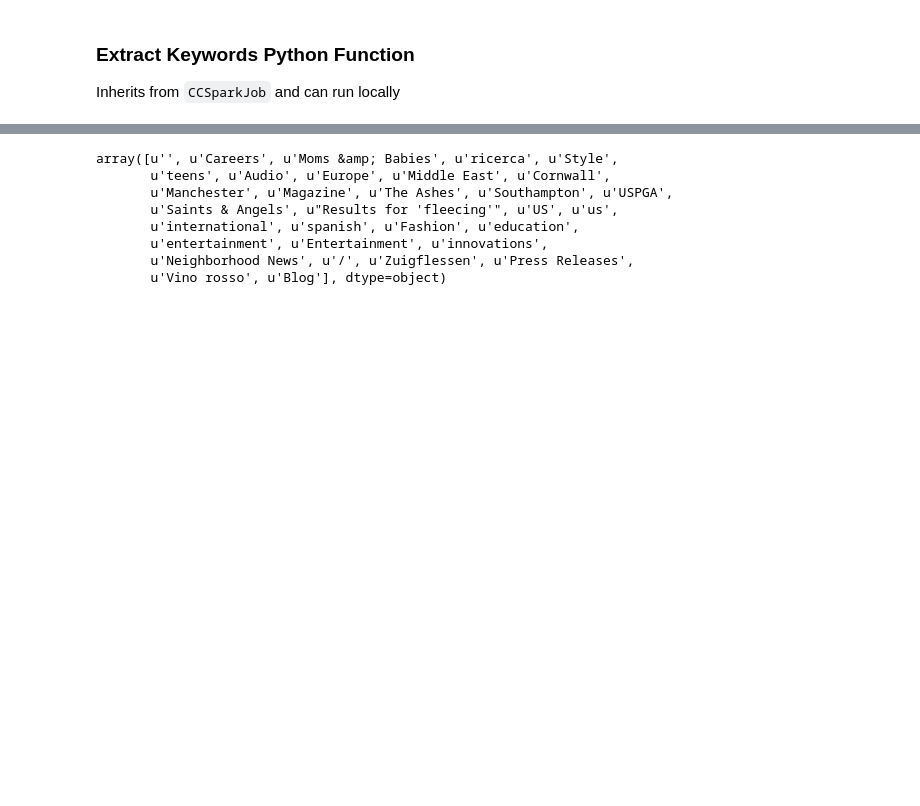
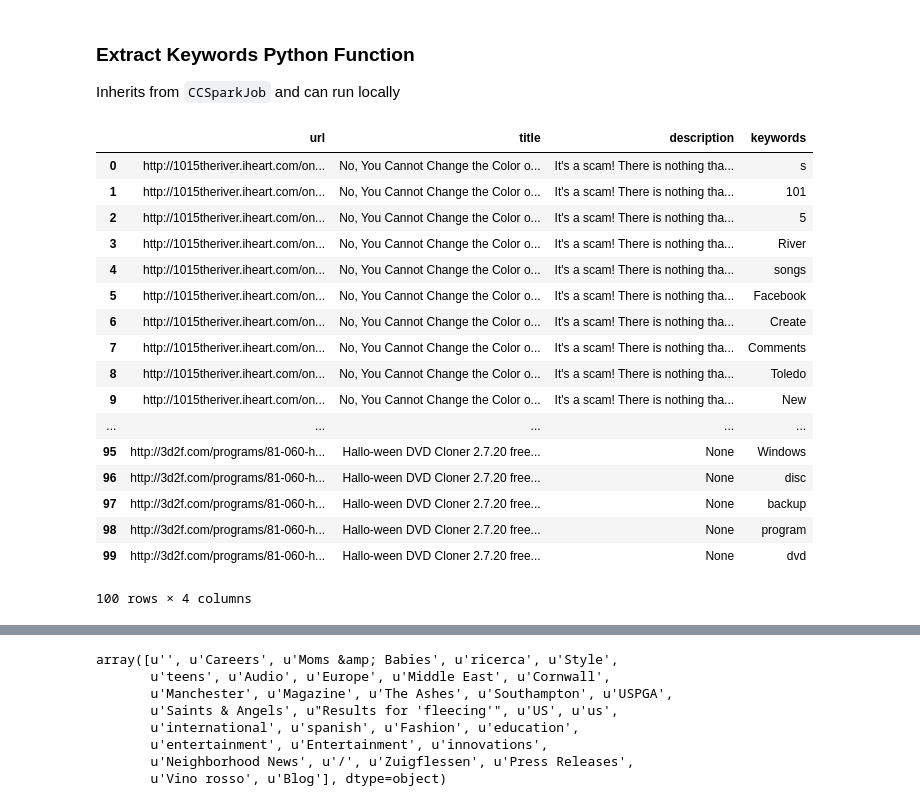
Before and after one commit to lxu213/ad-free-search-engine, a Jupyter notebook: cc_notes.ipynb, the cells around one changed output, grey strips where cells are left out. Drawn from its saved outputs; the diff is of its cells as text; code cells hidden in the pictures; blank space fills up the shorter version.

Commit message:
Process WARC rather than WAT record to build inverted index

```diff
--- a/cc_notes.ipynb
+++ b/cc_notes.ipynb
@@ -97,5 +97,30 @@ Inherits from `CCSparkJob` and can run locally
 # run extract_keyword.py in shell
 $ cd data/ad-free-search-engine
 $ python extract_keyword.py input/test_wat.txt output
+# %%
+# WARC
+parquet_path = '/Users/lxu213/data/ad-free-search-engine/spark-warehouse/output/part-00000-d8356cf0-c931-4c95-847b-95ff4f403de3-c000.snappy.parquet'
+table_warc = pq.read_table(parquet_path, nthreads=4).to_pandas()
+
+table_warc[:100]
+# %% [output]
+|  | url | title | description | keywords |
+| 0 | http://1015theriver.iheart.com/on... | No, You Cannot Change the Color o... | It's a scam! There is nothing tha... | s |
+| 1 | http://1015theriver.iheart.com/on... | No, You Cannot Change the Color o... | It's a scam! There is nothing tha... | 101 |
+| 2 | http://1015theriver.iheart.com/on... | No, You Cannot Change the Color o... | It's a scam! There is nothing tha... | 5 |
+| 3 | http://1015theriver.iheart.com/on... | No, You Cannot Change the Color o... | It's a scam! There is nothing tha... | River |
+| 4 | http://1015theriver.iheart.com/on... | No, You Cannot Change the Color o... | It's a scam! There is nothing tha... | songs |
+| 5 | http://1015theriver.iheart.com/on... | No, You Cannot Change the Color o... | It's a scam! There is nothing tha... | Facebook |
+| 6 | http://1015theriver.iheart.com/on... | No, You Cannot Change the Color o... | It's a scam! There is nothing tha... | Create |
+| 7 | http://1015theriver.iheart.com/on... | No, You Cannot Change the Color o... | It's a scam! There is nothing tha... | Comments |
+| 8 | http://1015theriver.iheart.com/on... | No, You Cannot Change the Color o... | It's a scam! There is nothing tha... | Toledo |
+| 9 | http://1015theriver.iheart.com/on... | No, You Cannot Change the Color o... | It's a scam! There is nothing tha... | New |
+| ... | ... | ... | ... | ... |
+| 95 | http://3d2f.com/programs/81-060-h... | Hallo-ween DVD Cloner 2.7.20 free... | None | Windows |
+| 96 | http://3d2f.com/programs/81-060-h... | Hallo-ween DVD Cloner 2.7.20 free... | None | disc |
+| 97 | http://3d2f.com/programs/81-060-h... | Hallo-ween DVD Cloner 2.7.20 free... | None | backup |
+| 98 | http://3d2f.com/programs/81-060-h... | Hallo-ween DVD Cloner 2.7.20 free... | None | program |
+| 99 | http://3d2f.com/programs/81-060-h... | Hallo-ween DVD Cloner 2.7.20 free... | None | dvd |
+100 rows × 4 columns
 # %%
 # extract links wat
```
Also changed, not shown: parts of 7 cells of this notebook, 13 other files.
